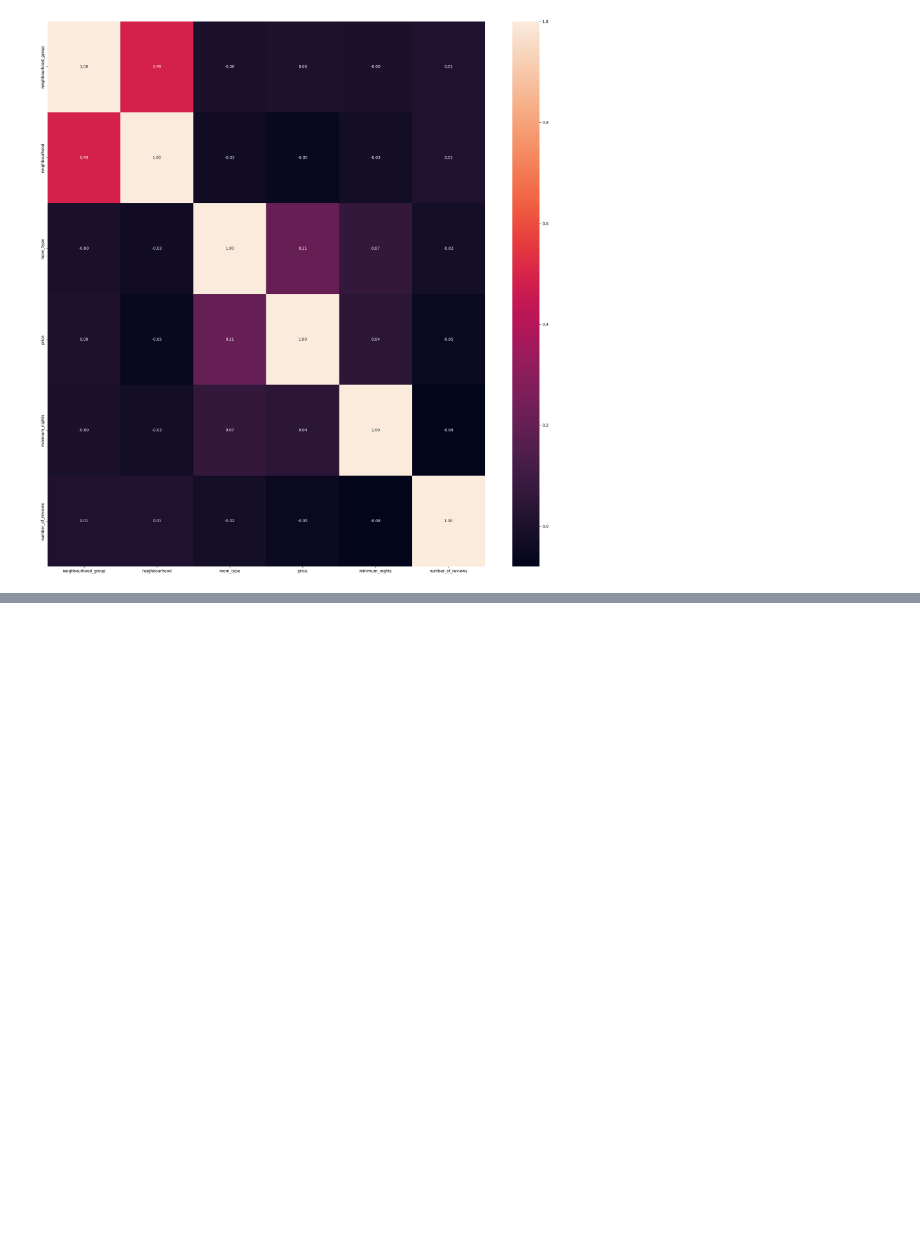
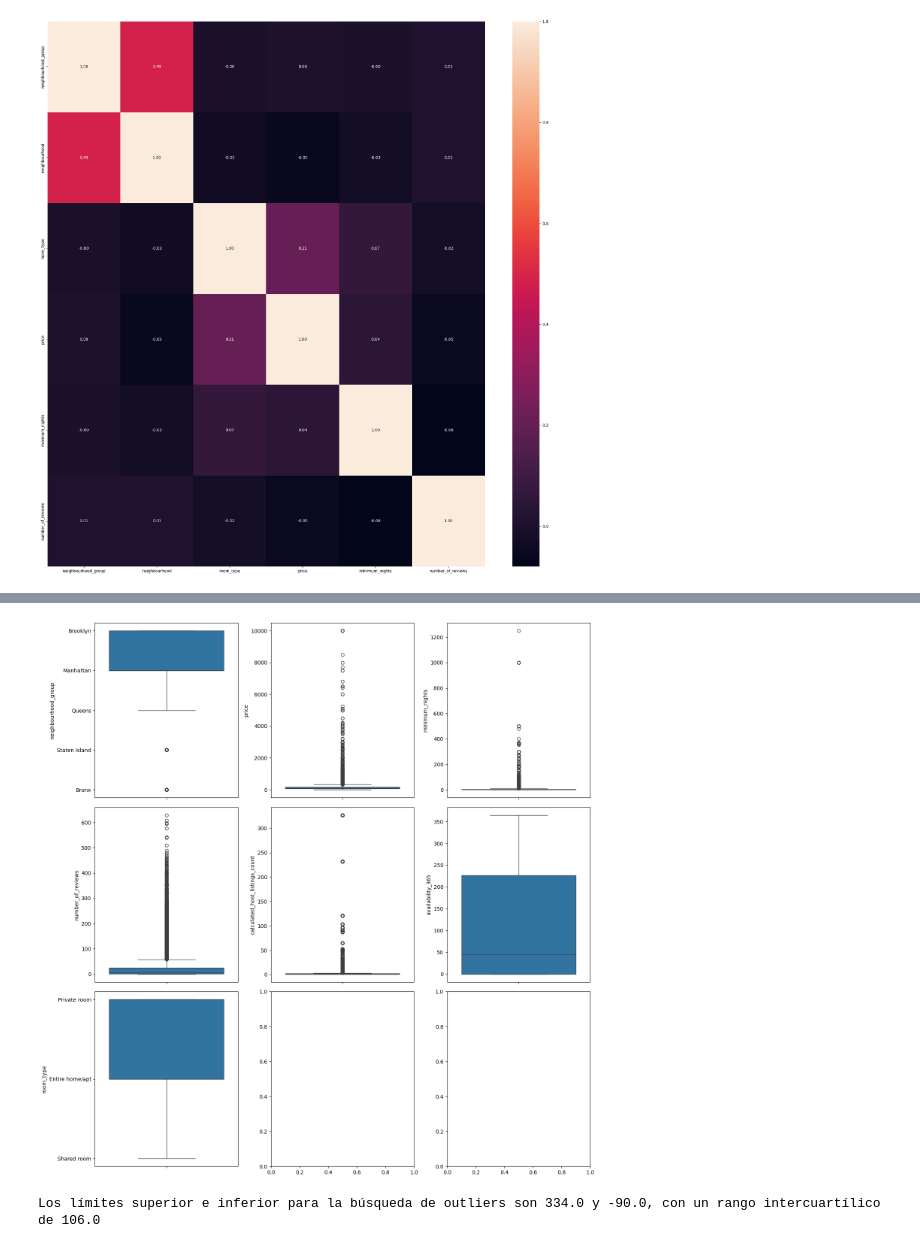
Before and after one commit to Antero-ops/machine-learning-python-template, a Jupyter notebook: src/explore.ipynb, the cells around one changed output, grey strips where cells are left out. Saved outputs shown, nothing was run; the diff lists cells and outputs as text; code cells hidden in the pictures; blank space fills up the shorter version.

```diff
--- a/src/explore.ipynb
+++ b/src/explore.ipynb
@@ -127,0 +148,3 @@ plt.show()
+# %%
+total_data2 = pd.read_csv("https://raw.githubusercontent.com/4GeeksAcademy/data-preprocessing-project-tutorial/main/AB_NYC_2019.csv")
+total_data2.head()
@@ -127,0 +158,29 @@ plt.show()
+# %%
+import seaborn as sns
+import matplotlib.pyplot as plt
+
+fig, axes = plt.subplots(3, 3, figsize = (15, 15))
+
+sns.boxplot(ax = axes[0, 0], data = total_data2, y = "neighbourhood_group")
+sns.boxplot(ax = axes[0, 1], data = total_data2, y = "price")
+sns.boxplot(ax = axes[0, 2], data = total_data2, y = "minimum_nights")
+sns.boxplot(ax = axes[1, 0], data = total_data2, y = "number_of_reviews")
+sns.boxplot(ax = axes[1, 1], data = total_data2, y = "calculated_host_listings_count")
+sns.boxplot(ax = axes[1, 2], data = total_data2, y = "availability_365")
+sns.boxplot(ax = axes[2, 0], data = total_data2, y = "room_type")
+
+plt.tight_layout()
+
+plt.show()
+# %% [output]
+[figure, added]
+# %%
+stats_price = total_data2["price"].describe()
+
+price_iqr = stats_price["75%"] - stats_price["25%"]
+upper_limit = stats_price["75%"] + 1.5 * price_iqr
+lower_limit = stats_price["25%"] - 1.5 * price_iqr
+
+print(f"Los límites superior e inferior para la búsqueda de outliers son {round(upper_limit, 2)} y {round(lower_limit, 2)}, con un rango intercuartílico de {round(price_iqr, 2)}")
+# %% [output]
+Los límites superior e inferior para la búsqueda de outliers son 334.0 y -90.0, con un rango intercuartílico de 106.0
```
Also changed, not shown: parts of 12 cells of this notebook, 1 other file.
